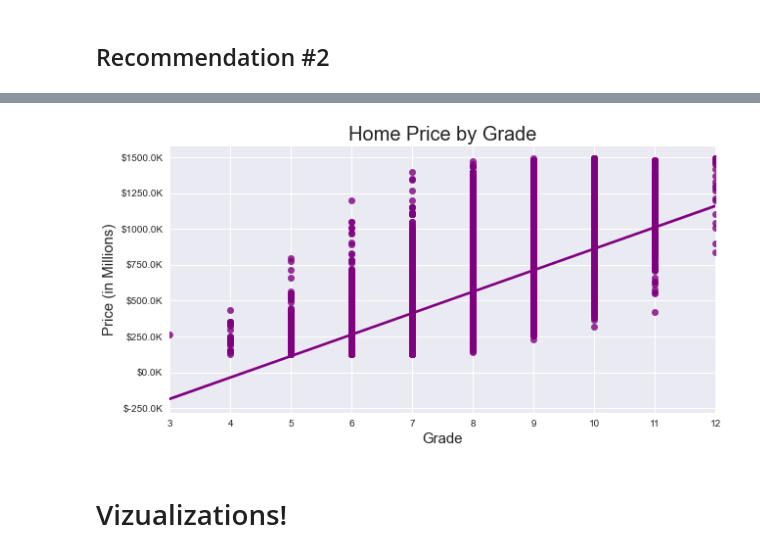
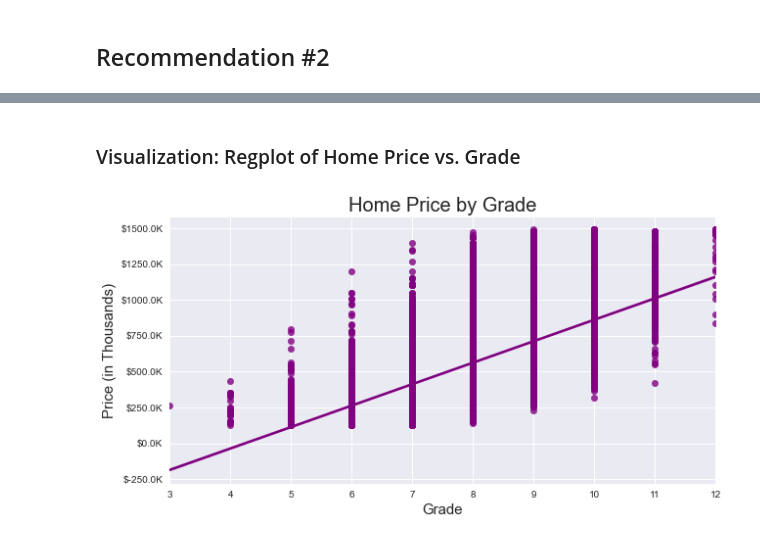
Before and after one commit to jxn628/dsc-home-price-analysis, a Jupyter notebook: student.ipynb, the cells around one changed output, grey strips where cells are left out. Saved outputs shown, nothing was run; the diff lists cells and outputs as text; code cells hidden in the pictures.

```diff
--- a/student.ipynb
+++ b/student.ipynb
@@ -179,0 +189,4 @@ memory usage: 2.6+ MB
+# %%
+waterfront_cleaned = df['waterfront'].fillna(0)
+df['waterfront'] = waterfront_cleaned
+df.isna().sum()
@@ -247,6 +285,6 @@ I doubt that any house has 33 bedrooms. It is likely a typo. I will also drop th
 # %%
 #dropping outliers
 cleaned_df = cleaned_df.sort_values('bedrooms', ascending=False).reset_index()
-cleaned_df = cleaned_df.drop([0,1,2])
+cleaned_df = cleaned_df.drop([0,1,2,3,4,5])
 cleaned_df.head(5)
 # %% [output]
@@ -308,4 +321,0 @@ dtype: int64
-# %%
-waterfront_cleaned = cleaned_df['waterfront'].fillna(0)
-cleaned_df['waterfront'] = waterfront_cleaned
-cleaned_df.isna().sum()
@@ -569,10 +537,10 @@ strong multicollinearity or other numerical problems.
 # %%
 encoded_df= cleaned_df
 # %%
-#CITATION NEEDED
-subs = [(' ', '_'),('.',''),("'",""),('™', ''), ('®',''),
-        ('+','plus'), ('½','half'), ('-','_')
-       ]
+#cleaning columns so that I can One-Hot Encode them
+subs = [(' ', '_'),('.',''),("'",""),
+        ('+','plus'), ('-','_')]
+
 def col_formatting(col):
     for old, new in subs:
         col = col.replace(old,new)
@@ -1457,23 +1239,20 @@ The Company should use targeted marketing to homeowners in certain zip codes wit
+# %% [markdown]
+### Visualization: Regplot of Home Price vs. Grade
 # %%
 #plotting grade vs price
 
 fig, ax = plt.subplots(figsize=(10,5))
 
 p = sns.regplot(x="grade", y="price", data=final_df, label="grade", color='purple')
-#p = sns.regplot(x="grade", y="25%", data=grade_df, label="Low", color='blue')
-#p = sns.regplot(x="grade", y="75%", data=grade_df, label="High", color='green')
 
 p.set_xlabel("Grade", fontsize = 15)
-p.set_ylabel("Price (in Millions)", fontsize = 15)
-#p.yaxis.set_major_formatter(display_millions)
+p.set_ylabel("Price (in Thousands)", fontsize = 15)
 p.yaxis.set_major_formatter(display_thousands)
 
 p.set_title("Home Price by Grade", fontsize = 20)
 plt.figsize=(15,10)
-#plt.savefig('images/microsoft_movie_analysis_1')
+plt.savefig('images/home_price_by_grade')
 
 plt.show();
 # %% [output]
-[figure, old version]
+[figure, new version]
-# %% [markdown]
-#  Vizualizations!
```
Also changed, not shown: parts of 144 cells of this notebook.
